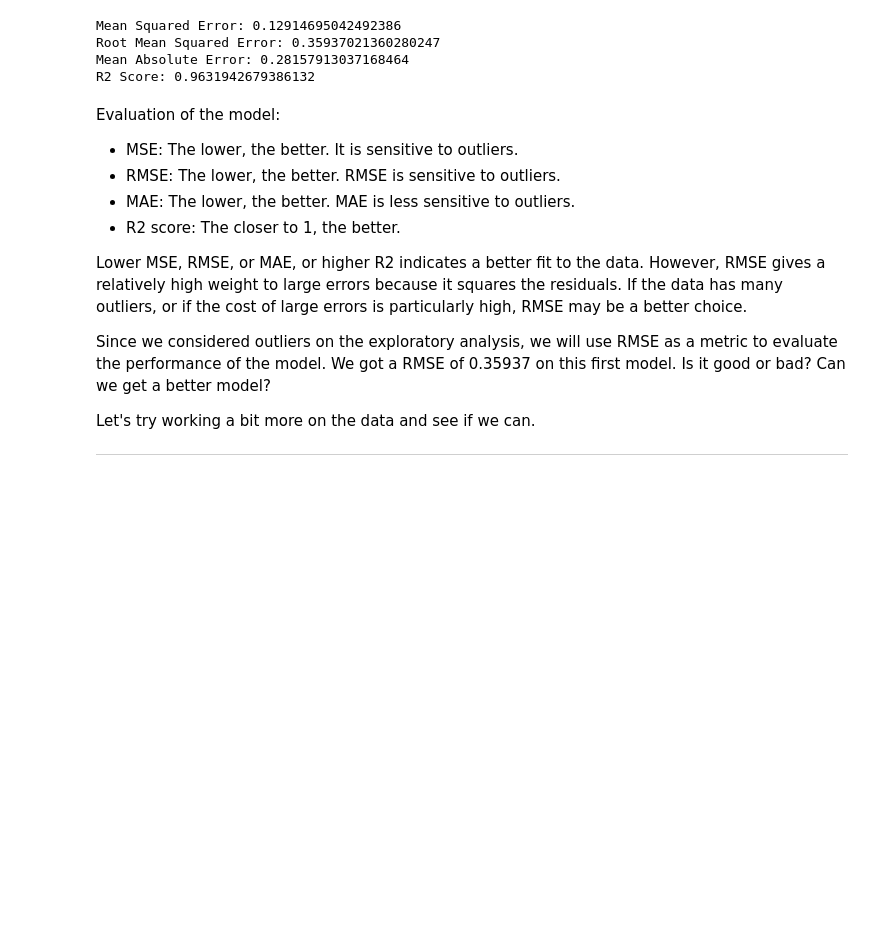
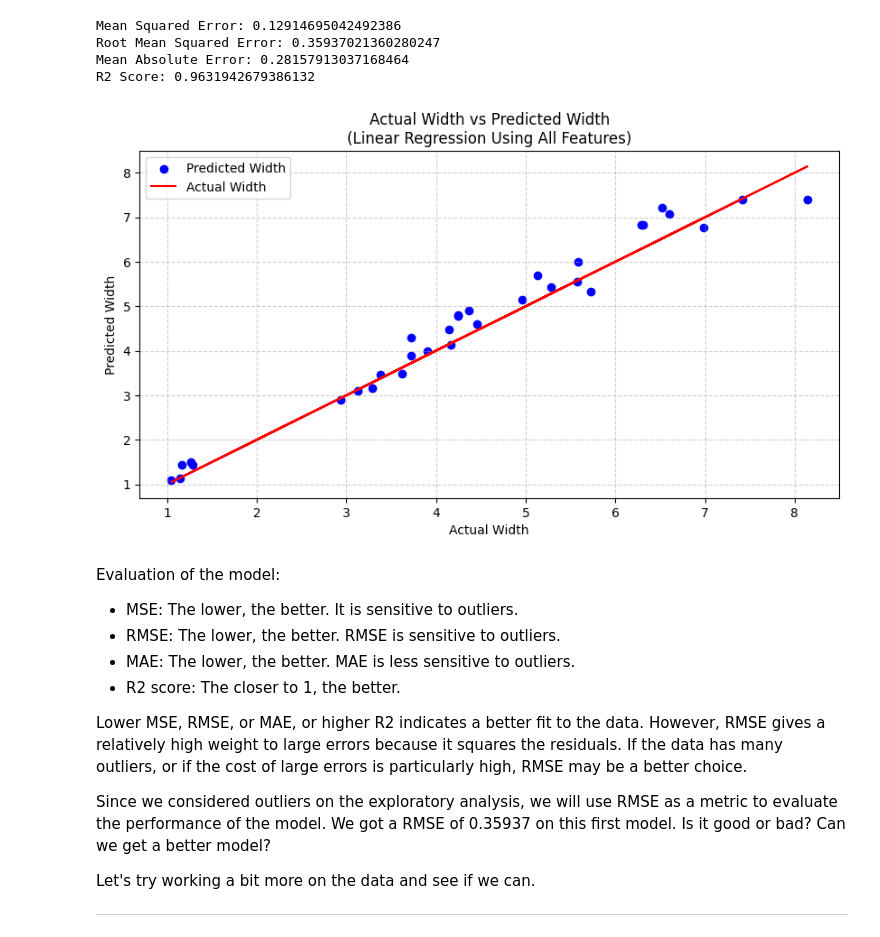
Before and after one commit to joaoalexarruda/fishcatch, a Jupyter notebook: main.ipynb, the cells around one changed output. Drawn from its saved outputs; the diff is of its cells as text; code cells hidden in the pictures; blank space fills up the shorter version.

Commit message:
added plots

```diff
--- a/main.ipynb
+++ b/main.ipynb
@@ -300,6 +302,19 @@ Mean Squared Error: 0.12914695042492386
 Root Mean Squared Error: 0.35937021360280247
 Mean Absolute Error: 0.28157913037168464
 R2 Score: 0.9631942679386132
+# %%
+# Plotting the model
+fig1, ax = plt.subplots(figsize=(10, 5))
+ax.scatter(y_test, y_pred, color='blue', label='Predicted Width')
+ax.plot(y_test, y_test, color='red', label='Actual Width')
+ax.set_xlabel('Actual Width')
+ax.set_ylabel('Predicted Width')
+ax.set_title('Actual Width vs Predicted Width\n(Linear Regression Using All Features)')
+ax.grid(True, linestyle='--', alpha=0.6)
+ax.legend()
+plt.show()
+# %% [output]
+[figure, added]
 # %% [markdown]
 Evaluation of the model:
 
```
Also changed, not shown: parts of 12 cells of this notebook.
